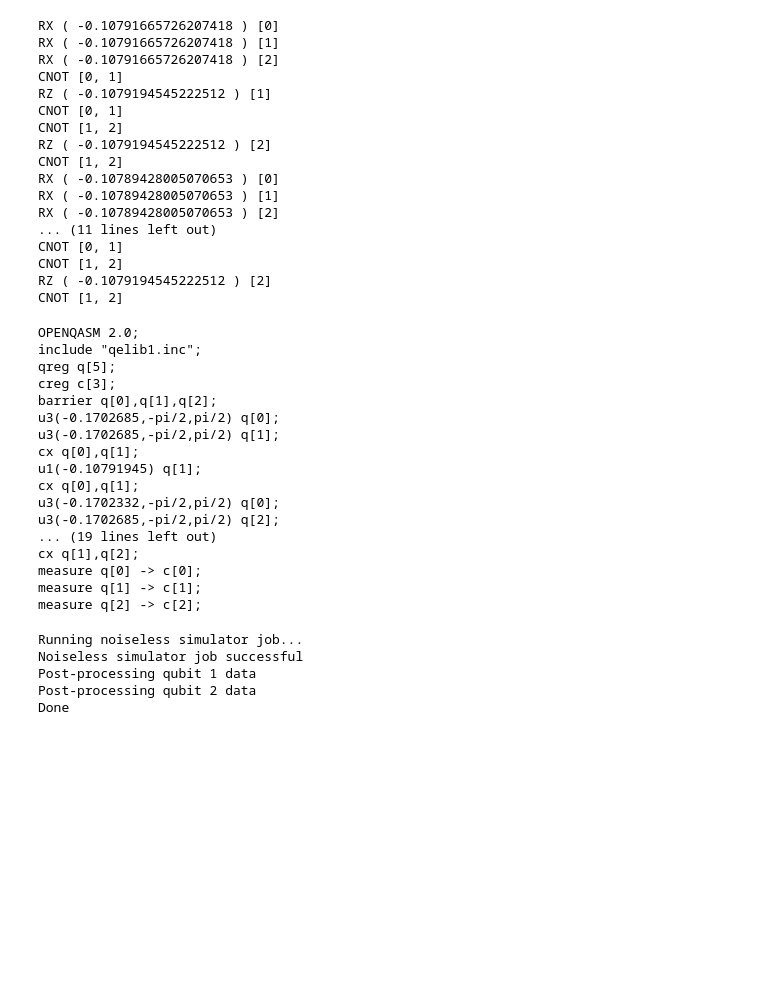
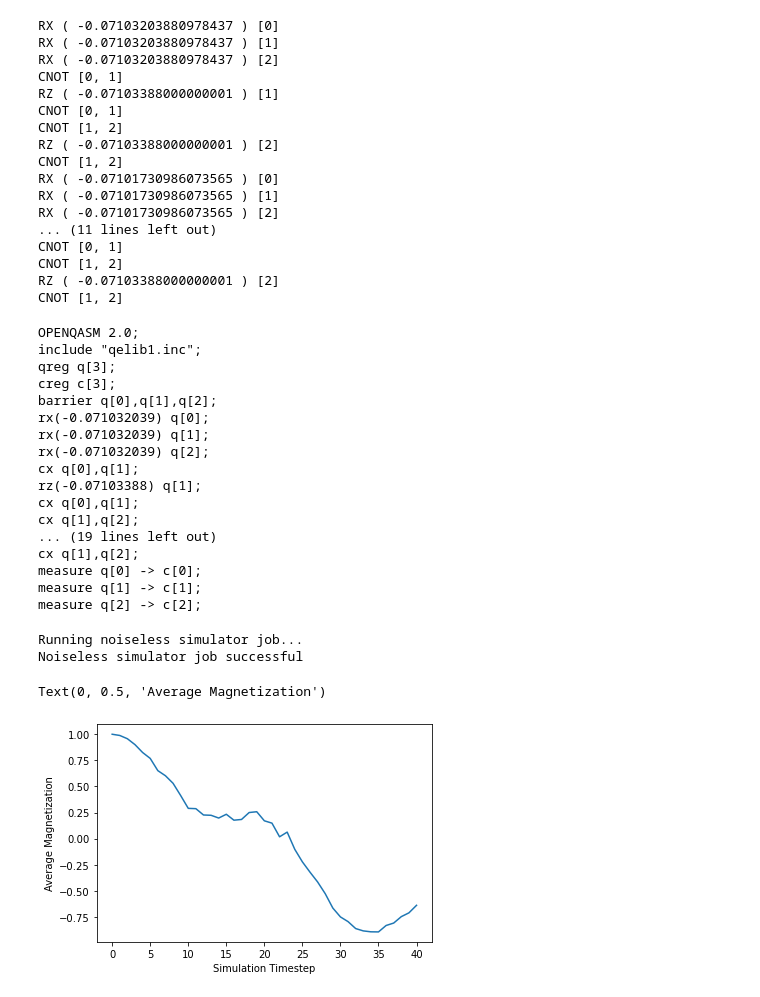
Before and after one commit to lebassman/ArQTiC, a Jupyter notebook: examples/TFIM_example.ipynb, the cells around one changed output. Drawn from its saved outputs; the diff is of its cells as text; code cells hidden in the pictures; blank space fills up the shorter version.

```diff
--- a/examples/TFIM_example.ipynb
+++ b/examples/TFIM_example.ipynb
@@ -4,7 +4,7 @@ sys.path.append('/Users/lindsaybassman/Documents/LBL/ArQTiC')
 from arqtic.simulation_generator import Simulation_Generator
 # %%
 #create simulation object
-sim_obj = Simulation_Generator("TFIM_input.txt")
+sim_obj = Simulation_Generator("TFIM_test.txt")
 # %%
 #connect to IBM
 #if this is your first run enter your API key
@@ -36,24 +35,24 @@ ValueError: invalid literal for int() with base 10: ','
 # %%
 #check out pre-compiled circuit at time-step
 time_step = 3
-sim_obj.circuits_list[time_step].print_list()
+sim_obj.programs_list[time_step].print_list()
 # %% [output]
-RX ( -0.10791665726207418 ) [0]
-RX ( -0.10791665726207418 ) [1]
-RX ( -0.10791665726207418 ) [2]
+RX ( -0.07103203880978437 ) [0]
+RX ( -0.07103203880978437 ) [1]
+RX ( -0.07103203880978437 ) [2]
 CNOT [0, 1]
-RZ ( -0.1079194545222512 ) [1]
+RZ ( -0.07103388000000001 ) [1]
 CNOT [0, 1]
 CNOT [1, 2]
-RZ ( -0.1079194545222512 ) [2]
+RZ ( -0.07103388000000001 ) [2]
 CNOT [1, 2]
-RX ( -0.10789428005070653 ) [0]
-RX ( -0.10789428005070653 ) [1]
-RX ( -0.10789428005070653 ) [2]
+RX ( -0.07101730986073565 ) [0]
+RX ( -0.07101730986073565 ) [1]
+RX ( -0.07101730986073565 ) [2]
 ... (11 lines left out)
 CNOT [0, 1]
 CNOT [1, 2]
-RZ ( -0.1079194545222512 ) [2]
+RZ ( -0.07103388000000001 ) [2]
 CNOT [1, 2]
 # %%
 #check out compiled circuit at time-step
@@ -62,16 +61,16 @@ print(sim_obj.ibm_circuits_list[time_step].qasm())
 # %% [output]
 OPENQASM 2.0;
 include "qelib1.inc";
-qreg q[5];
+qreg q[3];
 creg c[3];
 barrier q[0],q[1],q[2];
-u3(-0.1702685,-pi/2,pi/2) q[0];
-u3(-0.1702685,-pi/2,pi/2) q[1];
+rx(-0.071032039) q[0];
+rx(-0.071032039) q[1];
+rx(-0.071032039) q[2];
 cx q[0],q[1];
-u1(-0.10791945) q[1];
+rz(-0.07103388) q[1];
 cx q[0],q[1];
-u3(-0.1702332,-pi/2,pi/2) q[0];
-u3(-0.1702685,-pi/2,pi/2) q[2];
+cx q[1],q[2];
 ... (19 lines left out)
 cx q[1],q[2];
 measure q[0] -> c[0];
@@ -83,6 +82,17 @@ sim_obj.run_circuits()
 # %% [output]
 Running noiseless simulator job...
 Noiseless simulator job successful
-Post-processing qubit 1 data
-Post-processing qubit 2 data
-Done
+# %%
+results=sim_obj.result_matrix
+import matplotlib.pyplot as plt
+plt.plot(results)
+#plt.ylim(-0.3,1)
+#plt.xlim(0,50)
+
+plt.xlabel("Simulation Timestep")
+plt.ylabel("Average Magnetization")
+#plt.show()
+#plt.savefig("staggered_mag_quench_jz1.5_jxy1.png")
+# %% [output]
+Text(0, 0.5, 'Average Magnetization')
+[figure, added]
```
Also changed, not shown: parts of 2 cells of this notebook, 3 other files.
